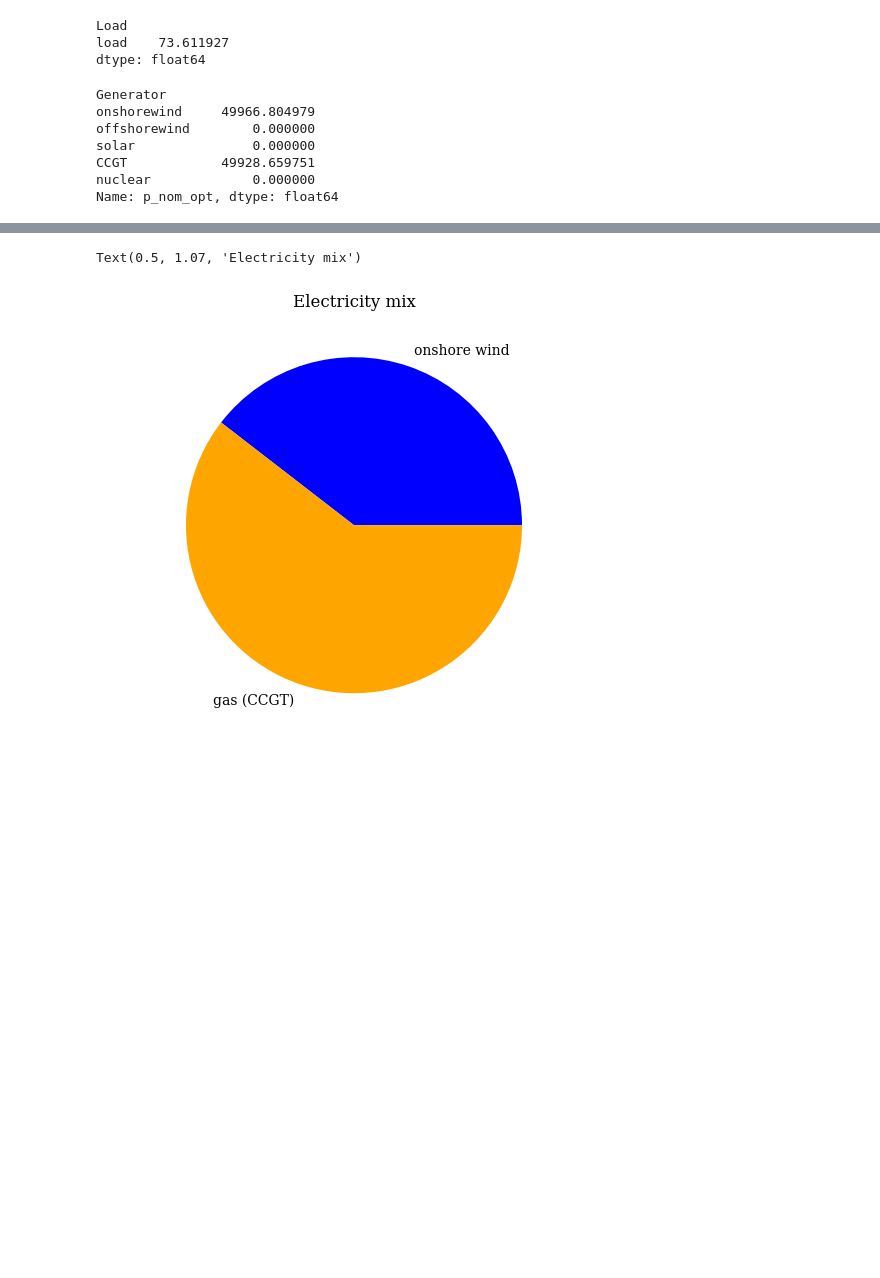
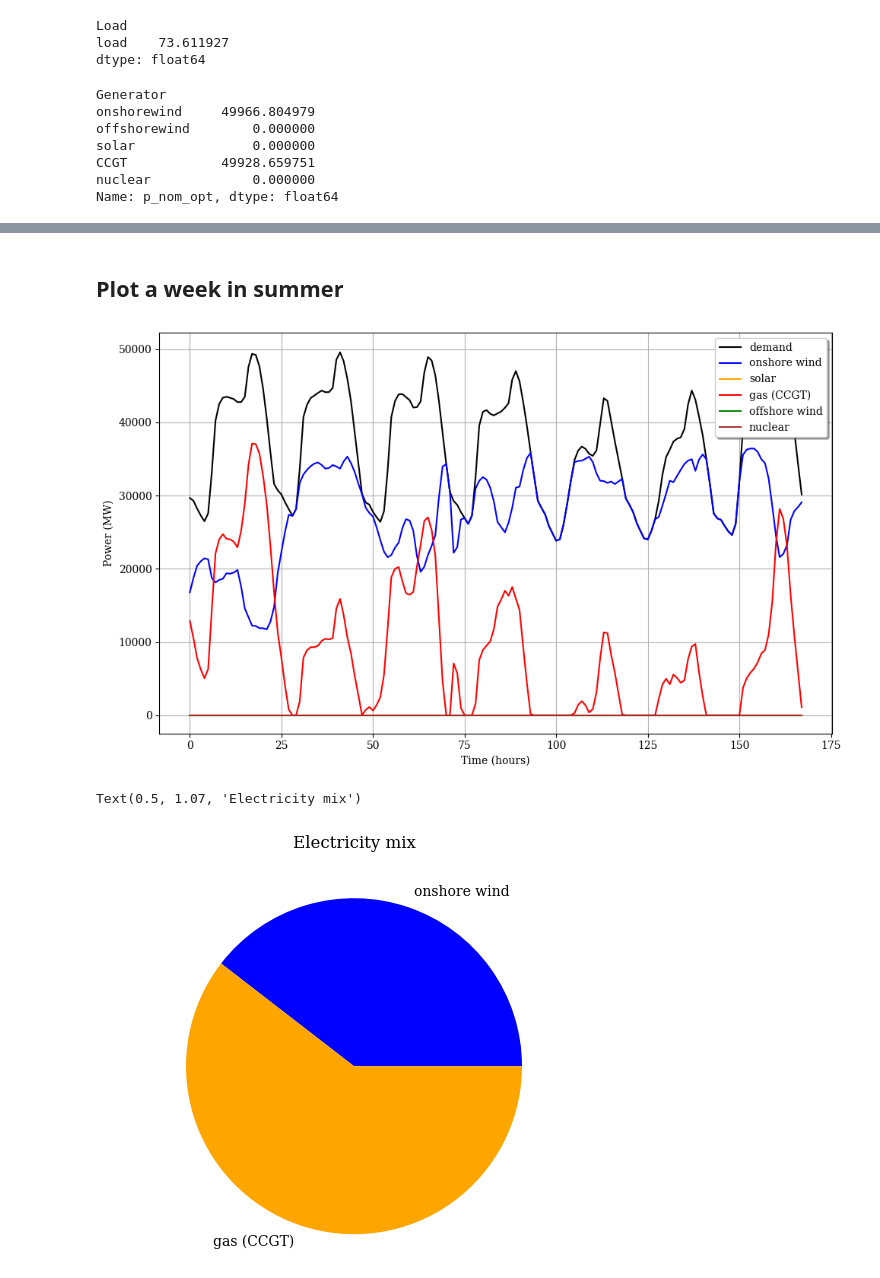
Before and after one commit to CarlosFdHL/ieg_project, a Jupyter notebook: Amodel.ipynb, the cells around one changed output, grey strips where cells are left out. Saved outputs shown, nothing was run; the diff lists cells and outputs as text; code cells hidden in the pictures; blank space fills up the shorter version.

```diff
--- a/Amodel.ipynb
+++ b/Amodel.ipynb
@@ -272,3 +275,38 @@ plt.tight_layout()
+# %% [markdown]
+<h2>Plot a week in summer</h2>
+# %%
+num_hours_week = 7 * 24
+
+hours = pd.date_range(start="2015-01-06", periods=num_hours_week, freq='H')
+demand = network.loads_t.p['load'][hours].values
+onshore_wind = network.generators_t.p['onshorewind'][hours].values
+solar = network.generators_t.p['solar'][hours].values
+gas_ccgt = network.generators_t.p['CCGT'][hours].values
+offshore_wind = network.generators_t.p['offshorewind'][hours].values
+nuclear = network.generators_t.p['nuclear'][hours].values
+
+plt.figure(figsize=(10, 6))
+plt.plot(demand, color='black', label='demand')
+plt.plot(onshore_wind, color='blue', label='onshore wind')
+plt.plot(solar, color='orange', label='solar')
+plt.plot(gas_ccgt, color='red', label='gas (CCGT)')
+plt.plot(offshore_wind, color='green', label='offshore wind')
+plt.plot(nuclear, color='brown', label='nuclear')
+plt.legend(fancybox=True, shadow=True, loc='best')
+plt.xlabel('Time (hours)')
+plt.ylabel('Power (MW)')
+#plt.title('Energy Production and Demand')
+# plt.xticks(rotation=45)
+plt.grid(True)
+
+# Improve x-axis ticks
+# plt.gca().xaxis.set_major_locator(plt.MultipleLocator(48))
+# plt.gca().xaxis.set_minor_locator(plt.MultipleLocator(3))
+# plt.gca().xaxis.set_major_formatter(plt.matplotlib.dates.DateFormatter('%Y-%m-%d %H:%M'))
+
+plt.tight_layout()
+# %% [output]
+[figure, added]
 # %%
 labels = ['onshore wind',
           'gas (CCGT)']
```
Also changed, not shown: parts of 2 cells of this notebook, 2 other files.
